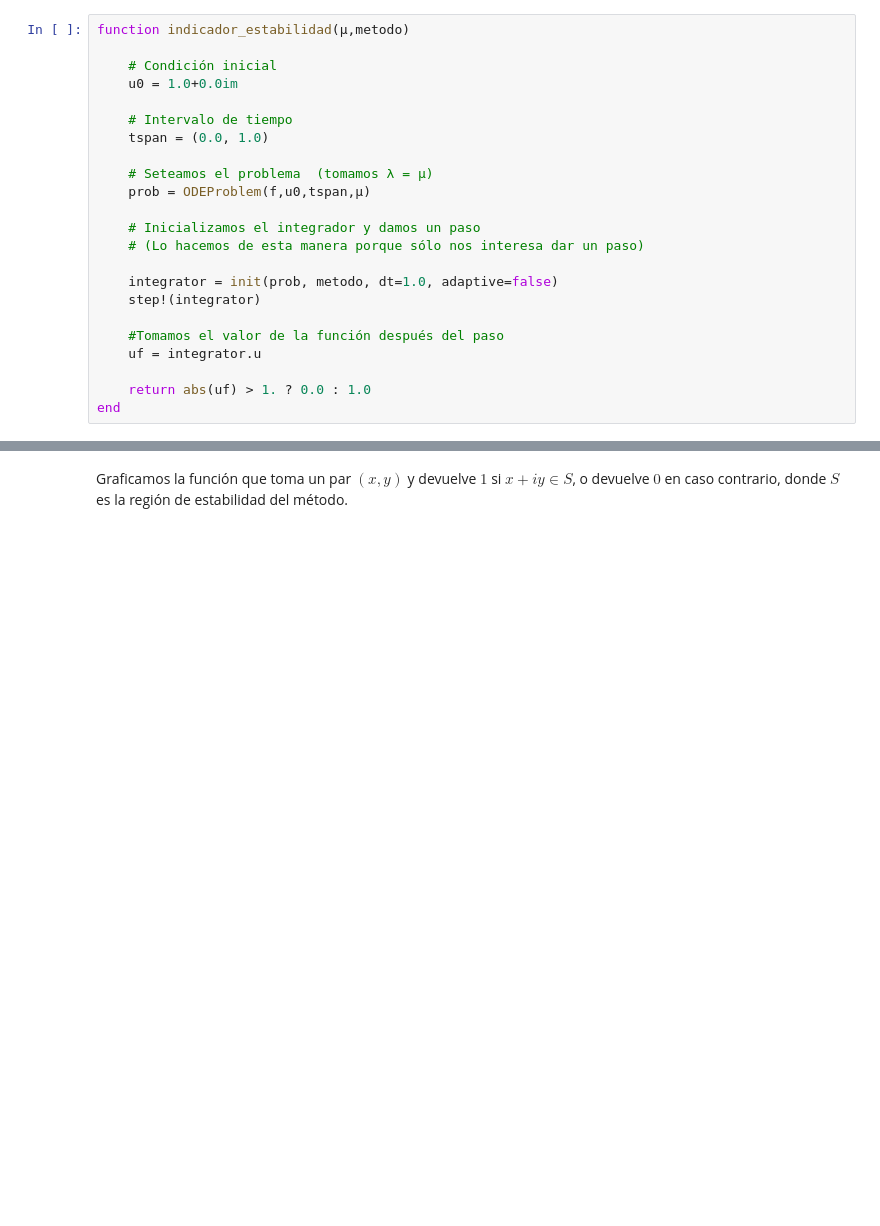
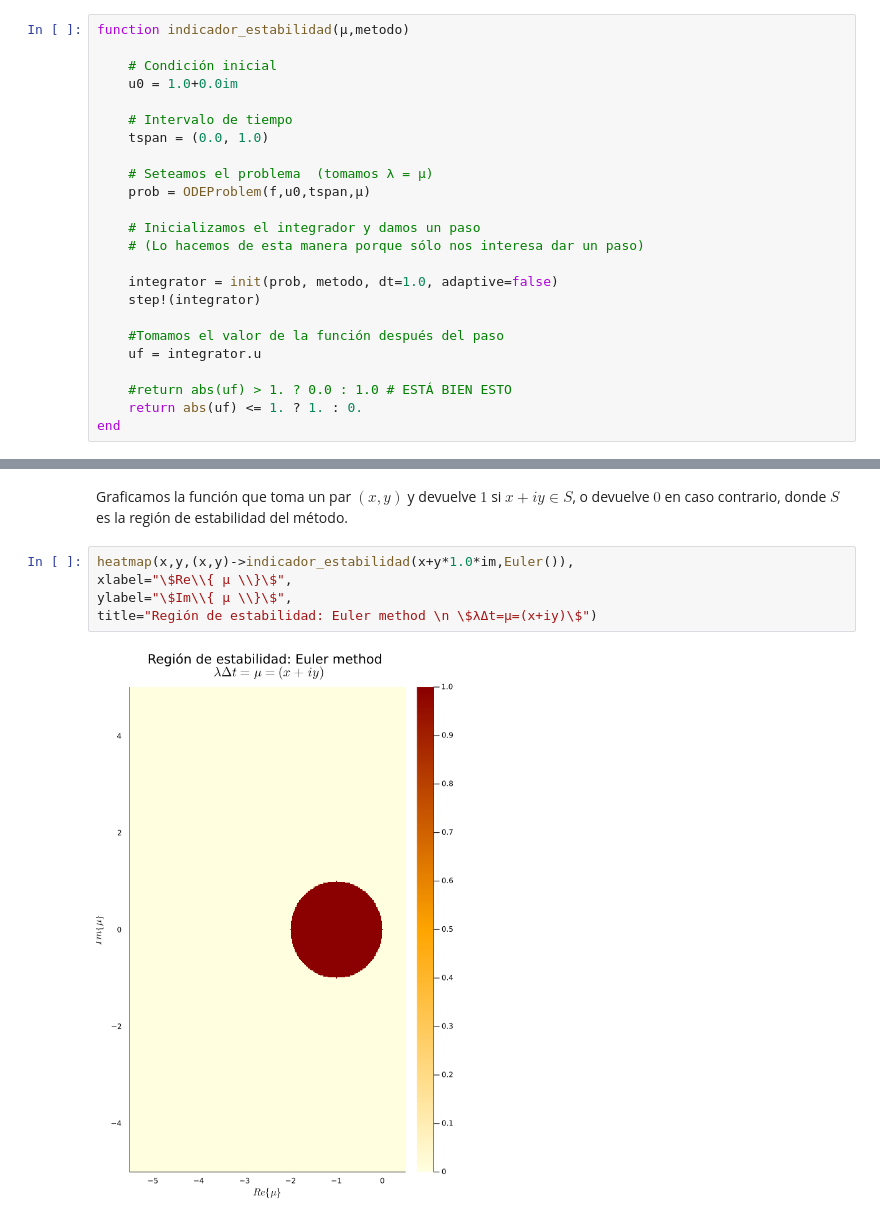
Before and after one commit to mendzmartin/pde2022, a Jupyter notebook: Tareas/01_tarea/region_de_estabilidad.ipynb, the cells around one changed output, grey strips where cells are left out. Drawn from its saved outputs; the diff is of its cells as text; blank space fills up the shorter version.

```diff
--- a/Tareas/01_tarea/region_de_estabilidad.ipynb
+++ b/Tareas/01_tarea/region_de_estabilidad.ipynb
@@ -128,7 +128,8 @@ function indicador_estabilidad(μ,metodo)
     #Tomamos el valor de la función después del paso
     uf = integrator.u
 
-    return abs(uf) > 1. ? 0.0 : 1.0
+    #return abs(uf) > 1. ? 0.0 : 1.0 # ESTÁ BIEN ESTO
+    return abs(uf) <= 1. ? 1. : 0.
 end
 # %% [output]
 indicador_estabilidad (generic function with 1 method)
@@ -144,3 +145,10 @@ y = -5:0.02:5
 -5.0:0.02:5.0
 # %% [markdown]
 Graficamos la función que toma un par $(x,y)$ y devuelve $1$ si $x+iy \in S$, o devuelve $0$ en caso contrario, donde $S$ es la región de estabilidad del método.
+# %%
+heatmap(x,y,(x,y)->indicador_estabilidad(x+y*1.0*im,Euler()),
+xlabel="\$Re\\{ μ \\}\$",
+ylabel="\$Im\\{ μ \\}\$",
+title="Región de estabilidad: Euler method \n \$λΔt=μ=(x+iy)\$")
+# %% [output]
+[figure, added]
```
Also changed, not shown: parts of 7 cells of this notebook, 1 other file.
